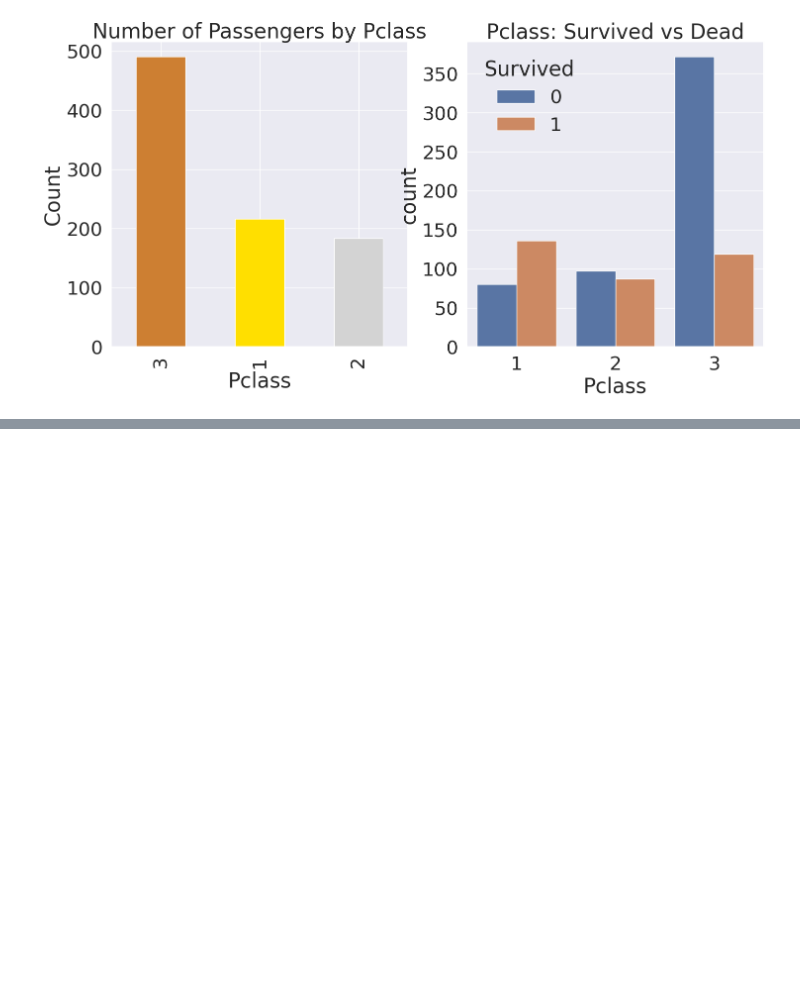
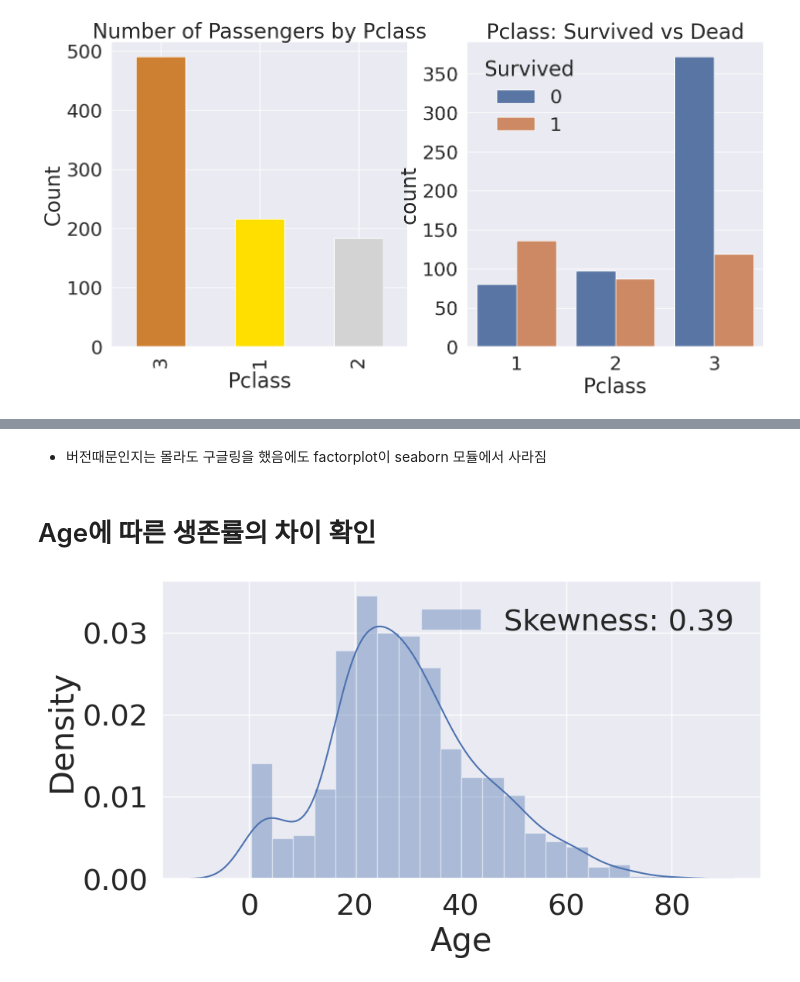
Before and after one commit to yoonseong00/colab, a Jupyter notebook: 타이타닉.ipynb, the cells around one changed output, grey strips where cells are left out. Cells and saved outputs as stored; diff of their text form; code cells hidden in the pictures; blank space fills up the shorter version.

```diff
--- a/타이타닉.ipynb
+++ b/타이타닉.ipynb
@@ -237,0 +321,10 @@ plt.show()
+# %% [markdown]
+- 버전때문인지는 몰라도 구글링을 했음에도 factorplot이 seaborn 모듈에서 사라짐
+# %% [markdown]
+# Age에 따른 생존률의 차이 확인
+# %%
+plt.figure(figsize = (10, 5))
+age_hist = sns.distplot(df_train['Age'], label = 'Skewness: {:.2f}'.format(df_train['Age'].skew()))
+age_hist = age_hist.legend(loc = 'best')
+# %% [output]
+[figure, added]
```
Also changed, not shown: parts of 27 cells of this notebook.
